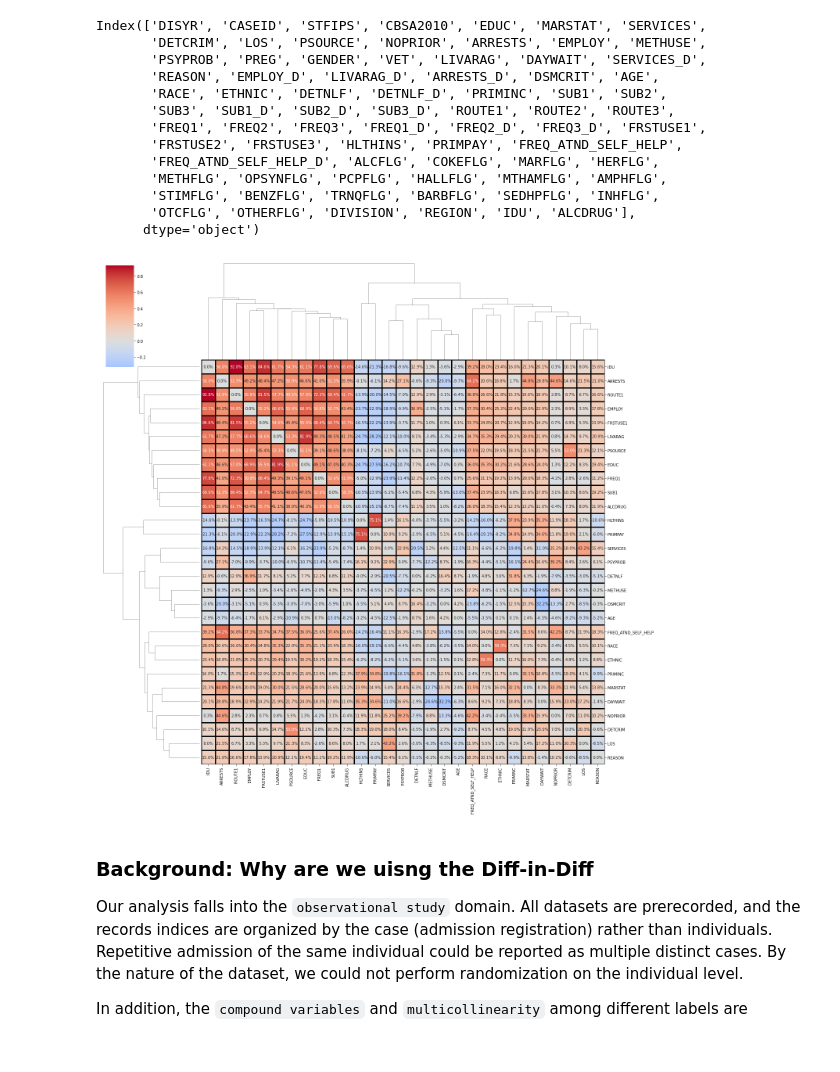
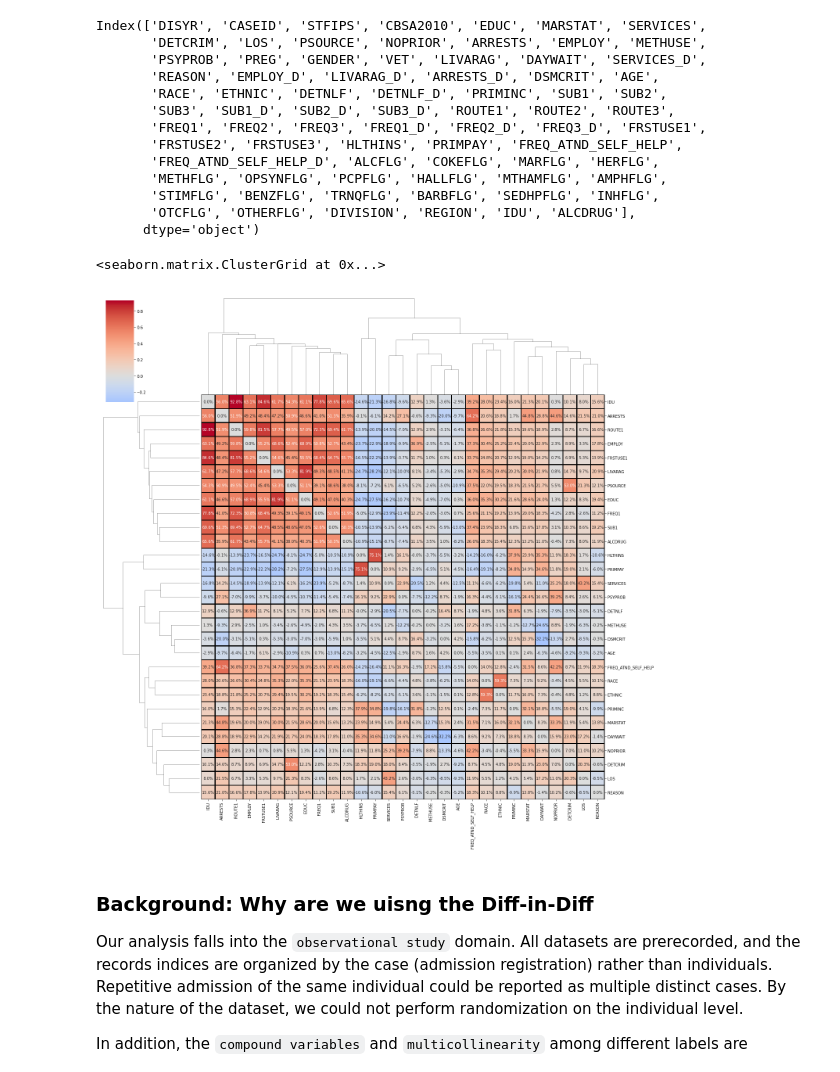
Before and after one commit to ricky-wong/siads697-project, a Jupyter notebook: notebooks/01_Diff_in_Diff.ipynb, the cells around one changed output. Cells and saved outputs as stored; diff of their text form; code cells hidden in the pictures.

Commit message:
Reapply changes to 01, generate 4 and embed 4 assets, move README details to sub-READMEs

```diff
--- a/notebooks/01_Diff_in_Diff.ipynb
+++ b/notebooks/01_Diff_in_Diff.ipynb
@@ -17,0 +24,3 @@ df_discharge_2019 = pd.read_stata(path)
+# %%
+df_discharge_2019 = pd.read_stata('../dataset/TEDS-D-2019-DS0001-bndl-data-stata_V1_0.zip', compression='zip')
+df_discharge_2019
@@ -50,9 +73,12 @@ corrs_D= df_discharge_2019[[ 'EDUC', 'MARSTAT',
 # %%
 np.fill_diagonal(corrs.values, 0)
 corr_map = sns.clustermap(corrs, figsize=(20,20), cmap="coolwarm", center=0.00, annot=True, fmt ='.1%',
             linewidths=1.3, linecolor='black', cbar=True)
+corr_map.savefig('../report/assets/diff-in-diff.svg')
+corr_map
 # %% [output]
+<seaborn.matrix.ClusterGrid at 0x...>
-[figure, old version]
+[figure, new version]
 # %% [markdown]
 ### Background: Why are we uisng the Diff-in-Diff
 
```
Also changed, not shown: parts of 8 cells of this notebook, 10 other files.
